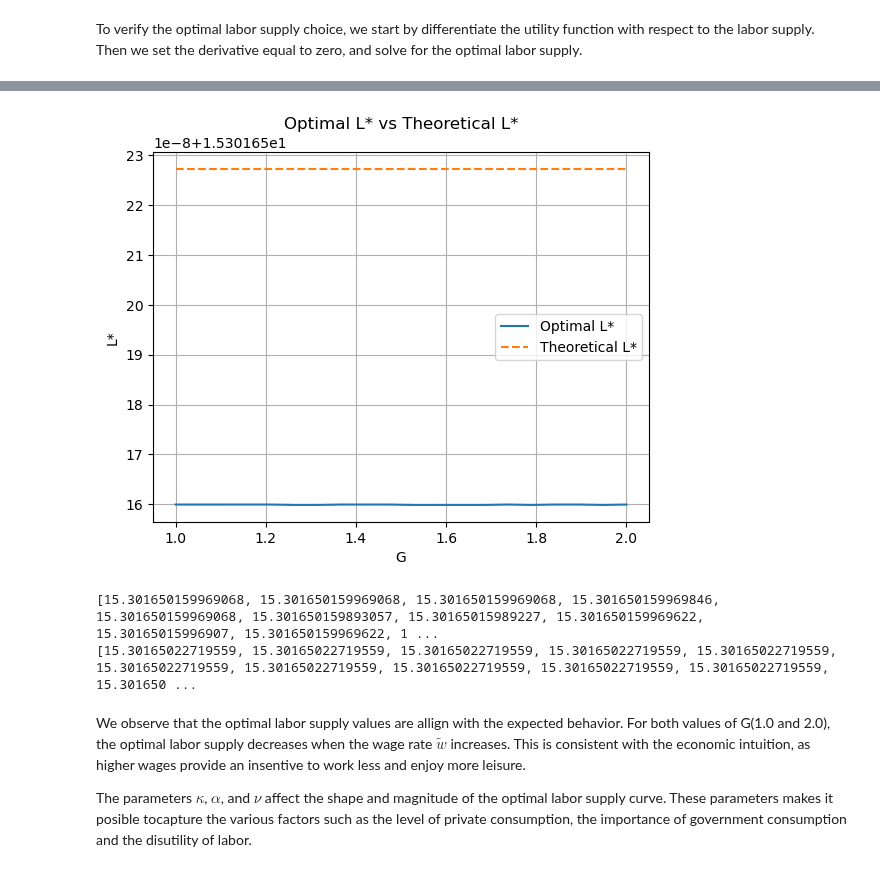
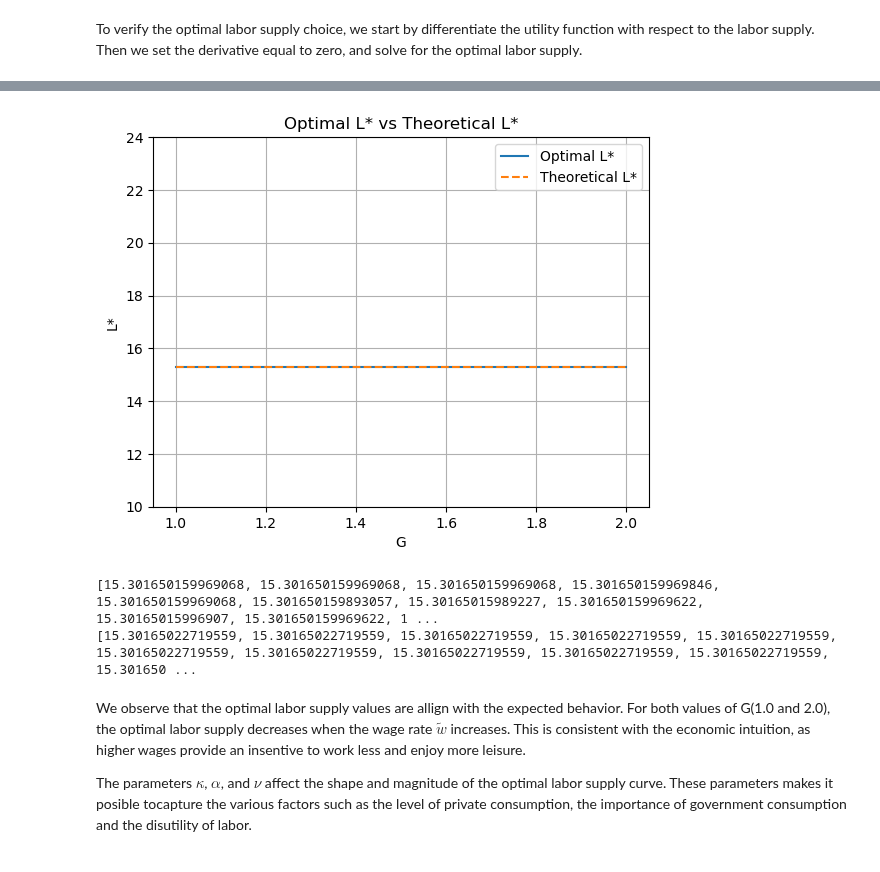
Before and after one commit to NumEconCopenhagen/projects-2023-iim, a Jupyter notebook: Examproject/Exam-2023-notebook.ipynb, the cells around one changed output, grey strips where cells are left out. Saved outputs shown, nothing was run; the diff lists cells and outputs as text; code cells hidden in the pictures.

```diff
--- a/Examproject/Exam-2023-notebook.ipynb
+++ b/Examproject/Exam-2023-notebook.ipynb
@@ -101,16 +145,6 @@ When G = 2.0: The optimal labor supply (L*) = 15.302
 # %%
-#SKAL SÆTTES SAMMEN MED OVENSTÅENDE, NÅR DT FUNGERER
-import numpy as np
-import matplotlib.pyplot as plt
-from scipy.optimize import minimize_scalar
-alpha = 0.5
-kappa = 1.0
-nu = 1 / (2 * 16 ** 2)
-w = 1.0
-tau = 0.30
-w_tilde = (1 - tau) * w
 
-# Plot the theoretical L* versur the numerically found optimized L*
+# Plot the theoretical L* versus the numerically found optimized L*
 G_list = np.linspace(1, 2, 20)
 optimal_L_star_list = []
 for G in G_list:
@@ -118,34 +152,35 @@ for G in G_list:
     # the wage rate
     w_tilde = (1 - tau) * w
 
     # bounds for labor
     bounds = [0, 24]
 
     # Solve the optimization problem
     result = minimize_scalar(utility_function, bounds=bounds)
 
     # save the optimal labor supply
     L_star = result.x
     optimal_L_star_list.append(L_star)
 
 
 theoretical_L_star_list = []
 theoretical_L_star_list = [(-kappa+(kappa**2+4*alpha/nu*w_tilde**2)**(1/2))/(2*w_tilde) for G in G_list]
 test = 1
 
 plt.plot(G_list, optimal_L_star_list, label='Optimal L*')
 plt.plot(G_list, theoretical_L_star_list, label='Theoretical L*', linestyle = '--')
 plt.xlabel('G')
 plt.ylabel('L*')
 plt.title('Optimal L* vs Theoretical L*')
 plt.legend()
+plt.ylim(10, 24)
 plt.grid(True)
 plt.show()
 
 print(optimal_L_star_list)
 print(theoretical_L_star_list)
 # %% [output]
-[figure, old version]
+[figure, new version]
 [15.301650159969068, 15.301650159969068, 15.301650159969068, 15.301650159969846, 15.301650159969068, 15.301650159893057, 15.30165015989227, 15.301650159969622, 15.30165015996907, 15.301650159969622, 1 ...
 [15.30165022719559, 15.30165022719559, 15.30165022719559, 15.30165022719559, 15.30165022719559, 15.30165022719559, 15.30165022719559, 15.30165022719559, 15.30165022719559, 15.30165022719559, 15.301650 ...
 # %% [markdown]
```
Also changed, not shown: parts of 1 cell of this notebook.
